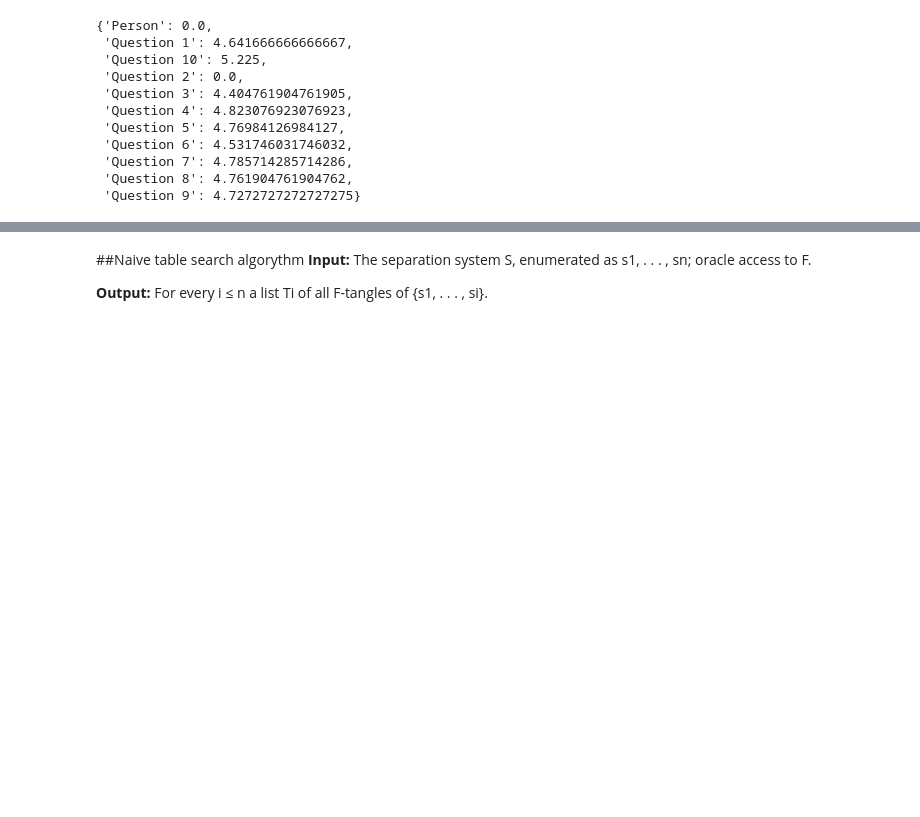
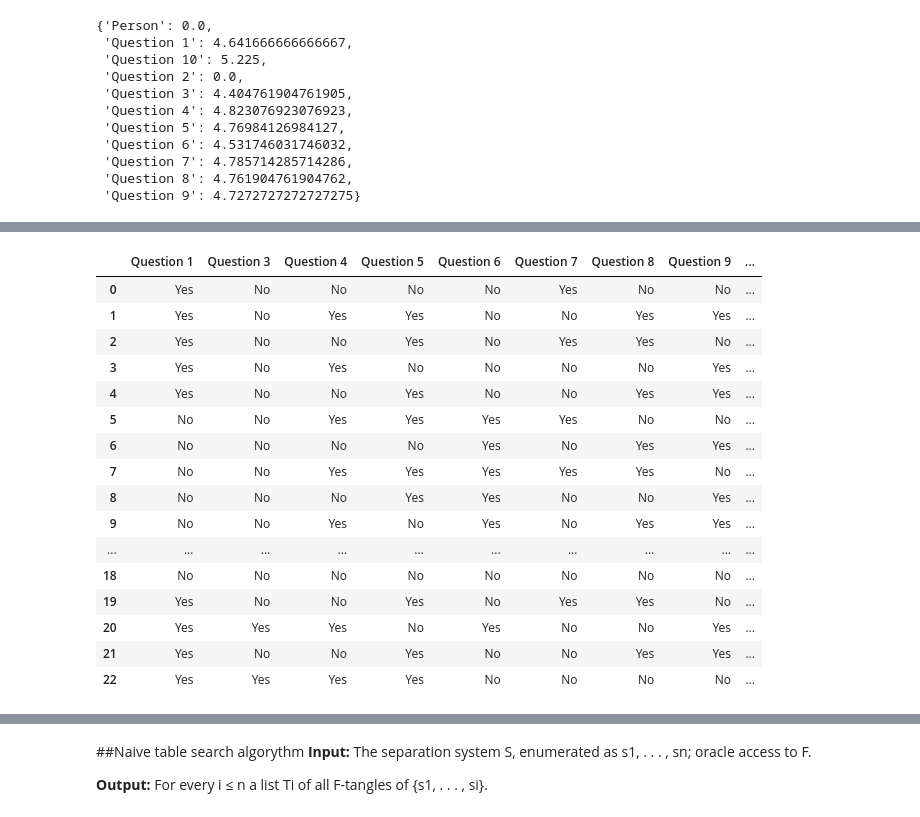
Before and after one commit to zuzannazak/Tangles, a Jupyter notebook: Tangle_playground.ipynb, the cells around one changed output, grey strips where cells are left out. Saved outputs shown, nothing was run; the diff lists cells and outputs as text; code cells hidden in the pictures; blank space fills up the shorter version.

```diff
--- a/Tangle_playground.ipynb
+++ b/Tangle_playground.ipynb
@@ -153,3 +168,23 @@ df_not0cost_person = df_not0cost.join(df["Person"])
+# %%
+df_not0cost_person
+# %% [output]
+|  | Question 1 | Question 3 | Question 4 | Question 5 | Question 6 | Question 7 | Question 8 | Question 9 | ... |
+| 0 | Yes | No | No | No | No | Yes | No | No | ... |
+| 1 | Yes | No | Yes | Yes | No | No | Yes | Yes | ... |
+| 2 | Yes | No | No | Yes | No | Yes | Yes | No | ... |
+| 3 | Yes | No | Yes | No | No | No | No | Yes | ... |
+| 4 | Yes | No | No | Yes | No | No | Yes | Yes | ... |
+| 5 | No | No | Yes | Yes | Yes | Yes | No | No | ... |
+| 6 | No | No | No | No | Yes | No | Yes | Yes | ... |
+| 7 | No | No | Yes | Yes | Yes | Yes | Yes | No | ... |
+| 8 | No | No | No | Yes | Yes | No | No | Yes | ... |
+| 9 | No | No | Yes | No | Yes | No | Yes | Yes | ... |
+| ... | ... | ... | ... | ... | ... | ... | ... | ... | ... |
+| 18 | No | No | No | No | No | No | No | No | ... |
+| 19 | Yes | No | No | Yes | No | Yes | Yes | No | ... |
+| 20 | Yes | Yes | Yes | No | Yes | No | No | Yes | ... |
+| 21 | Yes | No | No | Yes | No | No | Yes | Yes | ... |
+| 22 | Yes | Yes | Yes | Yes | No | No | No | No | ... |
 # %%
 
 root = Node(0)
```
Also changed, not shown: parts of 5 cells of this notebook.
